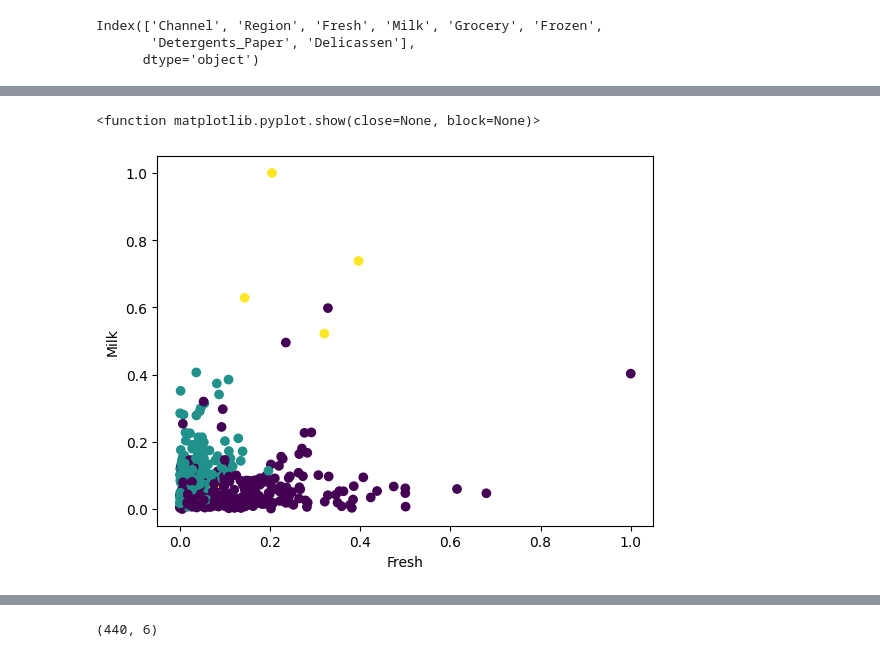
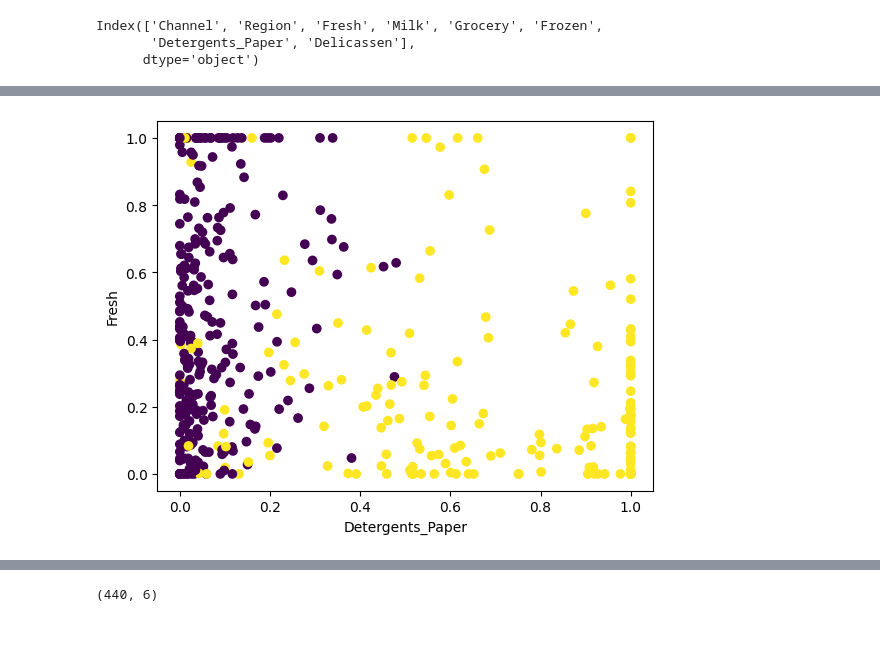
Before and after one commit to AngelB26/ICTAK, a Jupyter notebook: UnSupervised_Learning.ipynb, the cells around one changed output, grey strips where cells are left out. Cells and saved outputs as stored; diff of their text form; code cells hidden in the pictures.

```diff
--- a/UnSupervised_Learning.ipynb
+++ b/UnSupervised_Learning.ipynb
@@ -85,0 +334,4 @@ x=data.drop(['Region','Channel'],axis=1)
+# %%
+mn = MinMaxScaler()
+# %%
+x.loc[:,['Fresh', 'Milk', 'Grocery', 'Frozen','Detergents_Paper', 'Delicassen']] = mn.fit_transform(x[['Fresh', 'Milk', 'Grocery', 'Frozen','Detergents_Paper', 'Delicassen']])
@@ -120,5 +381,5 @@ plt.show()
 # %%
-km=KMeans(n_clusters=5,n_init=10)
+km=KMeans(n_clusters=3,n_init=10)
 # %%
 km.fit(x)
 # %% [output]
@@ -206,6 +465,6 @@ plt.show()
 # %%
 from sklearn.cluster import AgglomerativeClustering
-hc=AgglomerativeClustering(n_clusters=3,metric='euclidean',linkage='ward')
+hc=AgglomerativeClustering(n_clusters=2,metric='euclidean',linkage='ward')
 y_hc=hc.fit_predict(x)
 # %%
 y_hc
@@ -233,8 +492,7 @@ array([0, 1, 1, 0, 0, 0, 0, 1, 1, 1, 1, 0, 0, 0, 0, 0, 1, 0, 0, 0, 0, 0,
 # %%
-plt.scatter(x['Fresh'],x['Milk'],c=y_hc)
-plt.xlabel('Fresh')
-plt.ylabel('Milk')
-plt.show
+plt.scatter(x['Detergents_Paper'],x['Fresh'],c = y_hc)
+plt.xlabel('Detergents_Paper')
+plt.ylabel('Fresh')
+plt.show()
 # %% [output]
-<function matplotlib.pyplot.show(close=None, block=None)>
-[figure, old version]
+[figure, new version]
```
Also changed, not shown: parts of 84 cells of this notebook.
